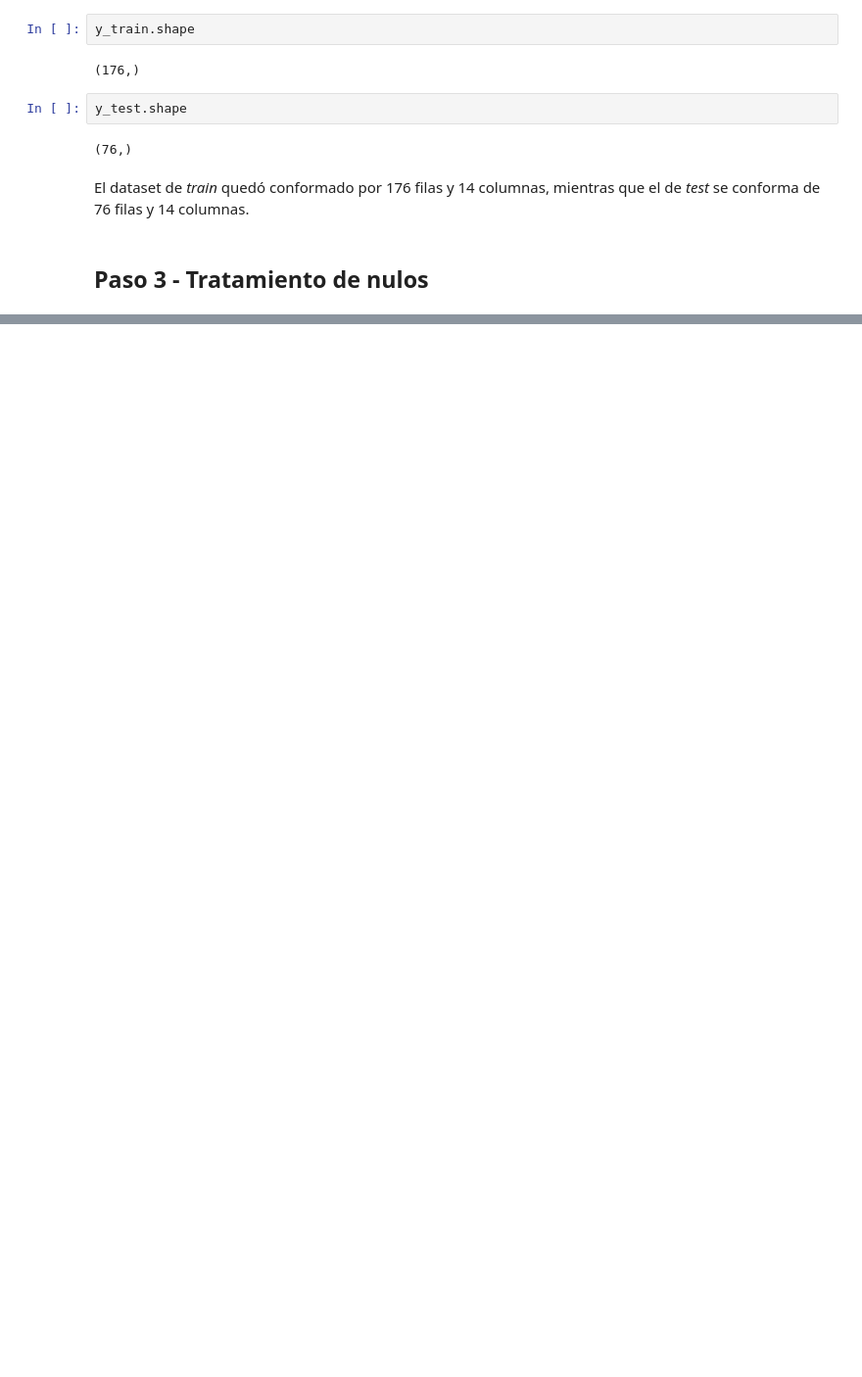
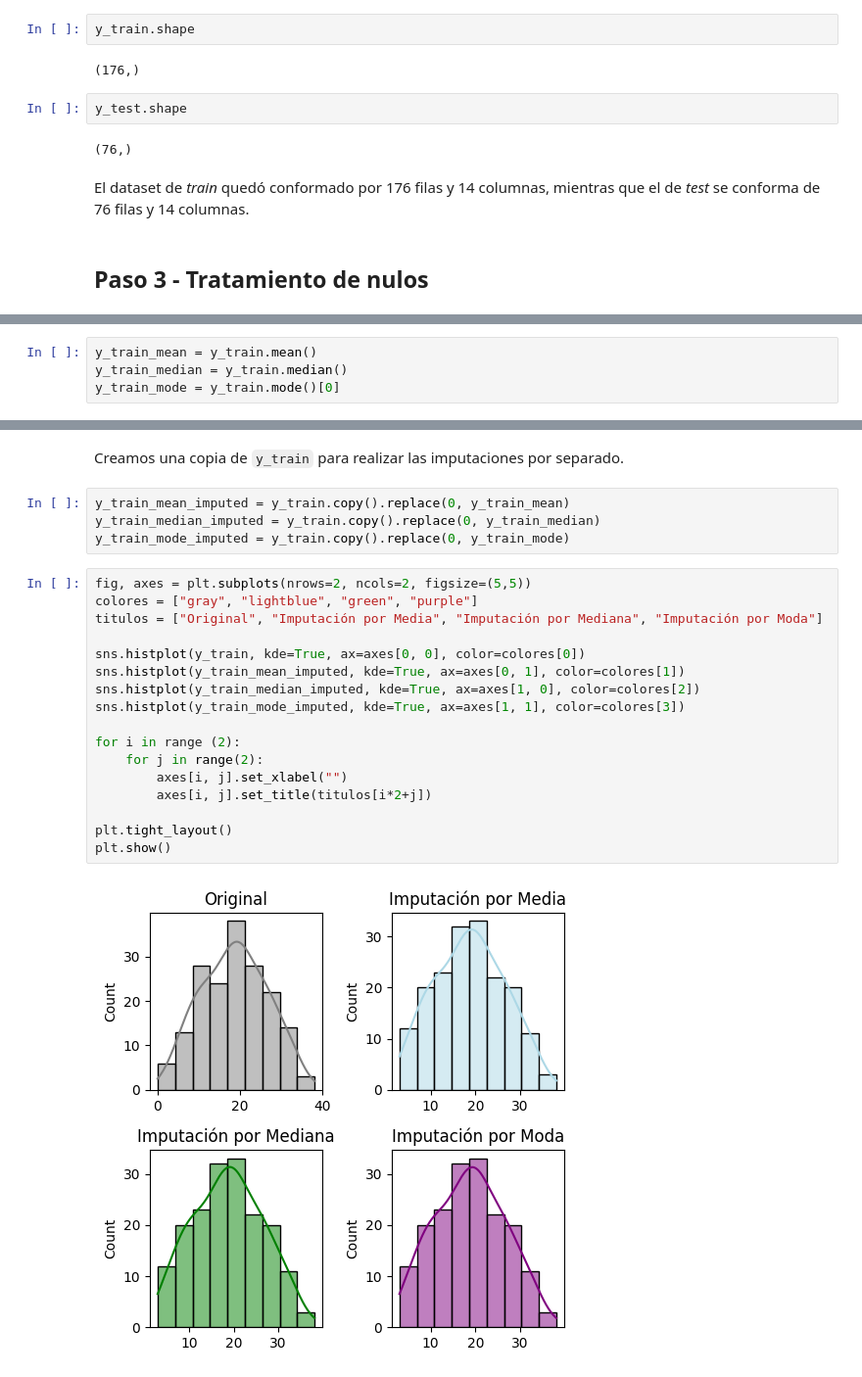
Before and after one commit to gasper-az/aprMaqI_CEIA, a Jupyter notebook: trabajo_practico/ResolucionTrabajoPractico.ipynb, the cells around one changed output, grey strips where cells are left out. Shown at 98% size. Cells and saved outputs as stored; diff of their text form; blank space fills up the shorter version.

```diff
--- a/trabajo_practico/ResolucionTrabajoPractico.ipynb
+++ b/trabajo_practico/ResolucionTrabajoPractico.ipynb
@@ -530,0 +566,4 @@ El dataset de *train* quedó conformado por 176 filas y 14 columnas, mientras qu
+# %%
+y_train_mean = y_train.mean()
+y_train_median = y_train.median()
+y_train_mode = y_train.mode()[0]
@@ -530,0 +587,25 @@ El dataset de *train* quedó conformado por 176 filas y 14 columnas, mientras qu
+# %% [markdown]
+Creamos una copia de `y_train` para realizar las imputaciones por separado.
+# %%
+y_train_mean_imputed = y_train.copy().replace(0, y_train_mean)
+y_train_median_imputed = y_train.copy().replace(0, y_train_median)
+y_train_mode_imputed = y_train.copy().replace(0, y_train_mode)
+# %%
+fig, axes = plt.subplots(nrows=2, ncols=2, figsize=(5,5))
+colores = ["gray", "lightblue", "green", "purple"]
+titulos = ["Original", "Imputación por Media", "Imputación por Mediana", "Imputación por Moda"]
+
+sns.histplot(y_train, kde=True, ax=axes[0, 0], color=colores[0])
+sns.histplot(y_train_mean_imputed, kde=True, ax=axes[0, 1], color=colores[1])
+sns.histplot(y_train_median_imputed, kde=True, ax=axes[1, 0], color=colores[2])
+sns.histplot(y_train_mode_imputed, kde=True, ax=axes[1, 1], color=colores[3])
+
+for i in range (2):
+    for j in range(2):
+        axes[i, j].set_xlabel("")
+        axes[i, j].set_title(titulos[i*2+j])
+
+plt.tight_layout()
+plt.show()
+# %% [output]
+[figure, added]
```
Also changed, not shown: parts of 14 cells of this notebook.
